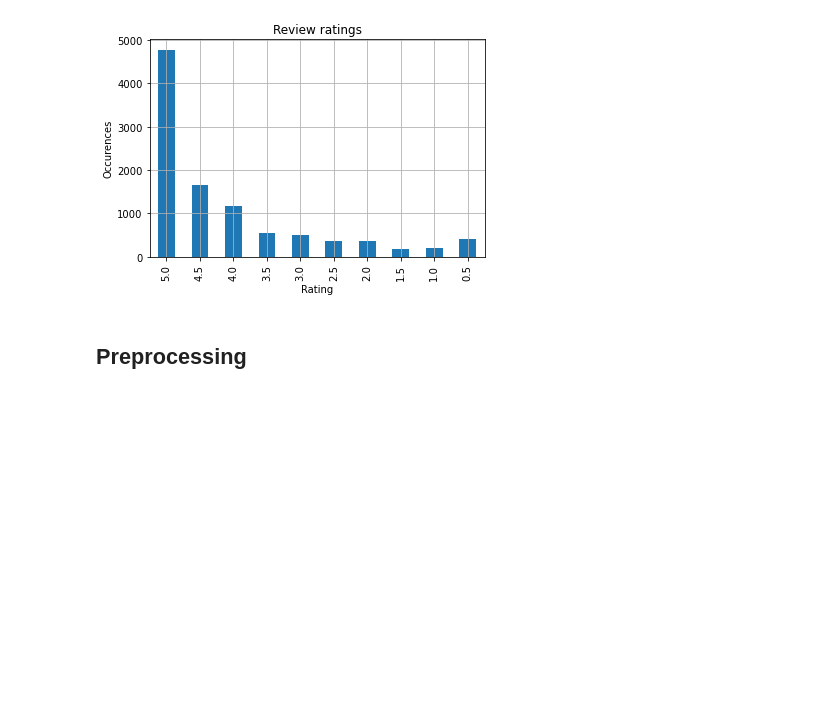
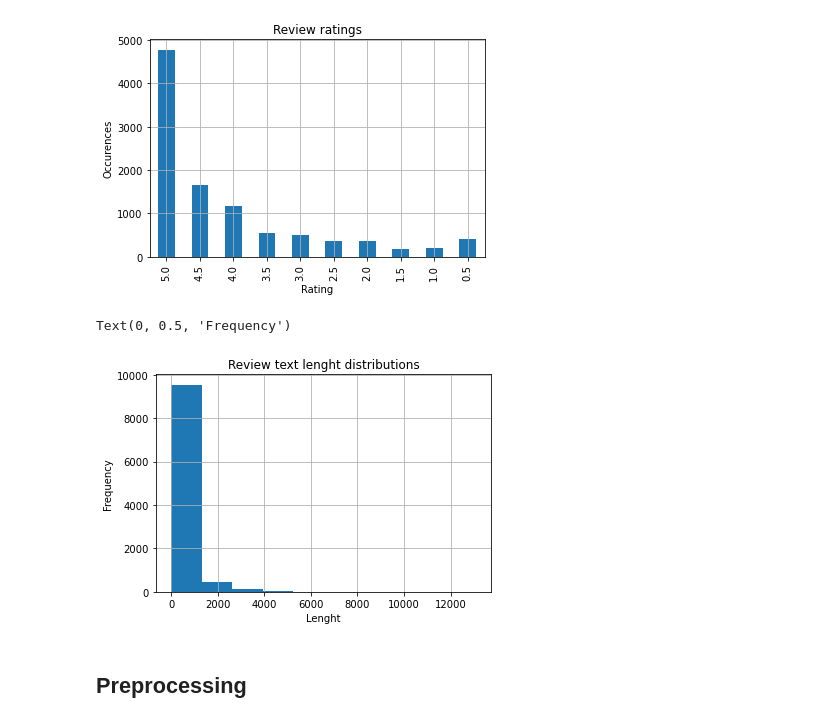
Before and after one commit to hanydesoki/Movie-Series_french_review_satisfaction_prediction, a Jupyter notebook: review_prediction.ipynb, the cells around one changed output. Drawn from its saved outputs; the diff is of its cells as text; code cells hidden in the pictures; blank space fills up the shorter version.

```diff
--- a/review_prediction.ipynb
+++ b/review_prediction.ipynb
@@ -57,6 +57,16 @@ plt.ylabel('Occurences')
 # %% [output]
 Text(0, 0.5, 'Occurences')
 [figure]
+# %%
+plt.figure()
+data['review_text'].map(len).plot.hist()
+plt.grid(True)
+plt.title('Review text lenght distributions')
+plt.xlabel('Lenght')
+plt.ylabel('Frequency')
+# %% [output]
+Text(0, 0.5, 'Frequency')
+[figure, added]
 # %% [markdown]
 ## Preprocessing
 # %%
```
Also changed, not shown: parts of 6 cells of this notebook, 1 other file.
